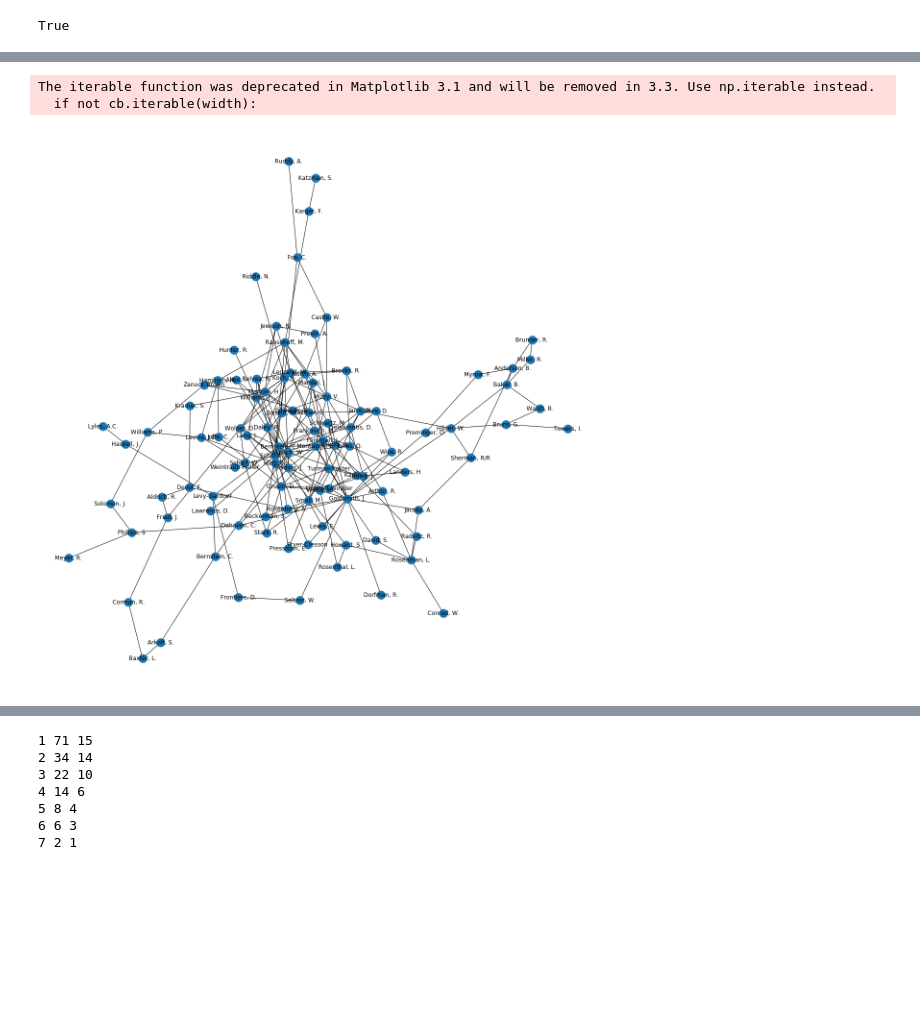
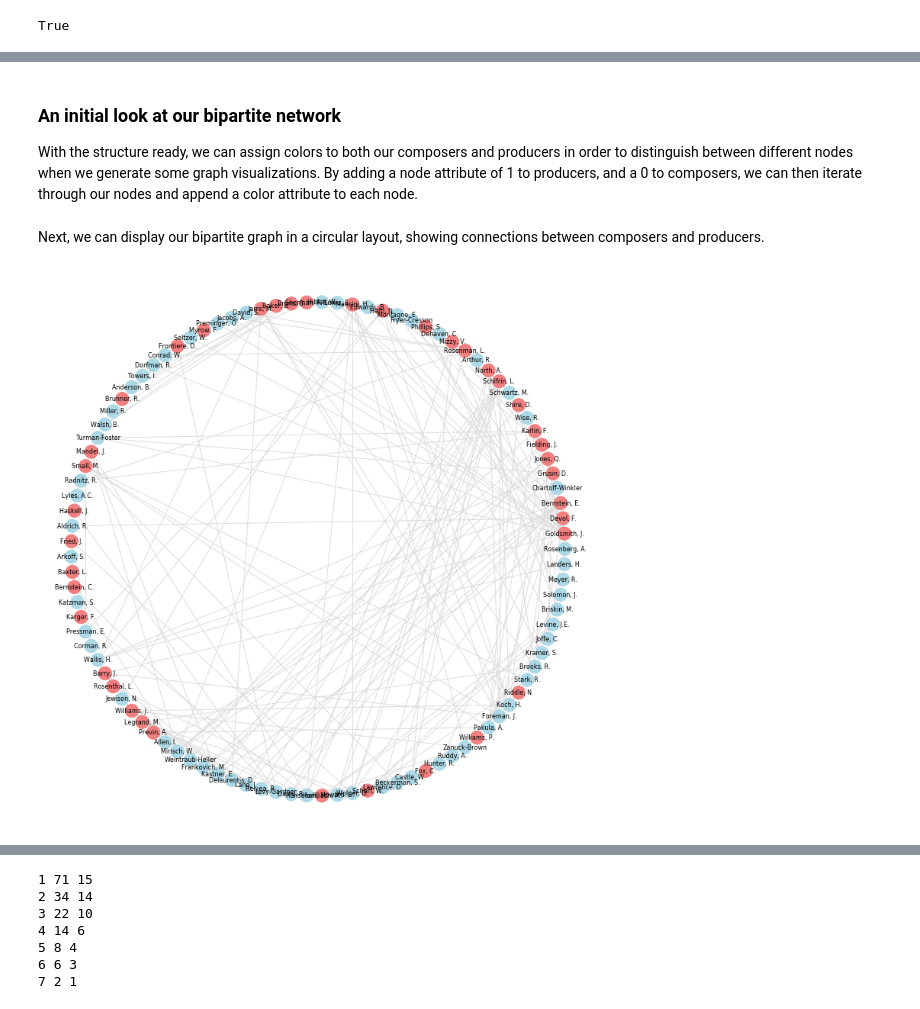
Before and after one commit to amberferger/DATA620_Group_Assignments, a Jupyter notebook: Project2/DATA620_Project2.ipynb, the cells around one changed output, grey strips where cells are left out. Saved outputs shown, nothing was run; the diff lists cells and outputs as text; code cells hidden in the pictures; blank space fills up the shorter version.

```diff
--- a/Project2/DATA620_Project2.ipynb
+++ b/Project2/DATA620_Project2.ipynb
@@ -123,0 +145,7 @@ print(g.edges[('Rosenberg, A.', 'Goldsmith, J.')])
+# %% [markdown]
+### An initial look at our bipartite network
+
+With the structure ready, we can assign colors to both our composers and producers in order to distinguish between different nodes when we generate some graph visualizations. By adding a node attribute of 1 to producers, and a 0 to composers, we can then iterate through our nodes and append a color attribute to each node.
+# %%
+c = bipartite.color(g)
+nx.set_node_attributes(g, c, 'bipartite')
@@ -124,9 +159,10 @@ print(g.edges[('Rosenberg, A.', 'Goldsmith, J.')])
+# %%
+comp_prod = []
+color_nodes(g, comp_prod)
+# %% [markdown]
+Next, we can display our bipartite graph in a circular layout, showing connections between composers and producers.
 # %%
-plt.rcParams['figure.figsize'] = [16, 16]
-labels = nx.get_edge_attributes(g,'weight')
-labels
-nx.draw_spring(g, with_labels='true')
+plt.rcParams['figure.figsize'] = [10, 10]
+nx.draw_circular(g, with_labels='true', node_color=comp_prod, edge_color="#dddddd", font_size=8)
 # %% [output]
-The iterable function was deprecated in Matplotlib 3.1 and will be removed in 3.3. Use np.iterable instead.
-  if not cb.iterable(width):
-[figure, old version]
+[figure, new version]
```
Also changed, not shown: parts of 35 cells of this notebook.
